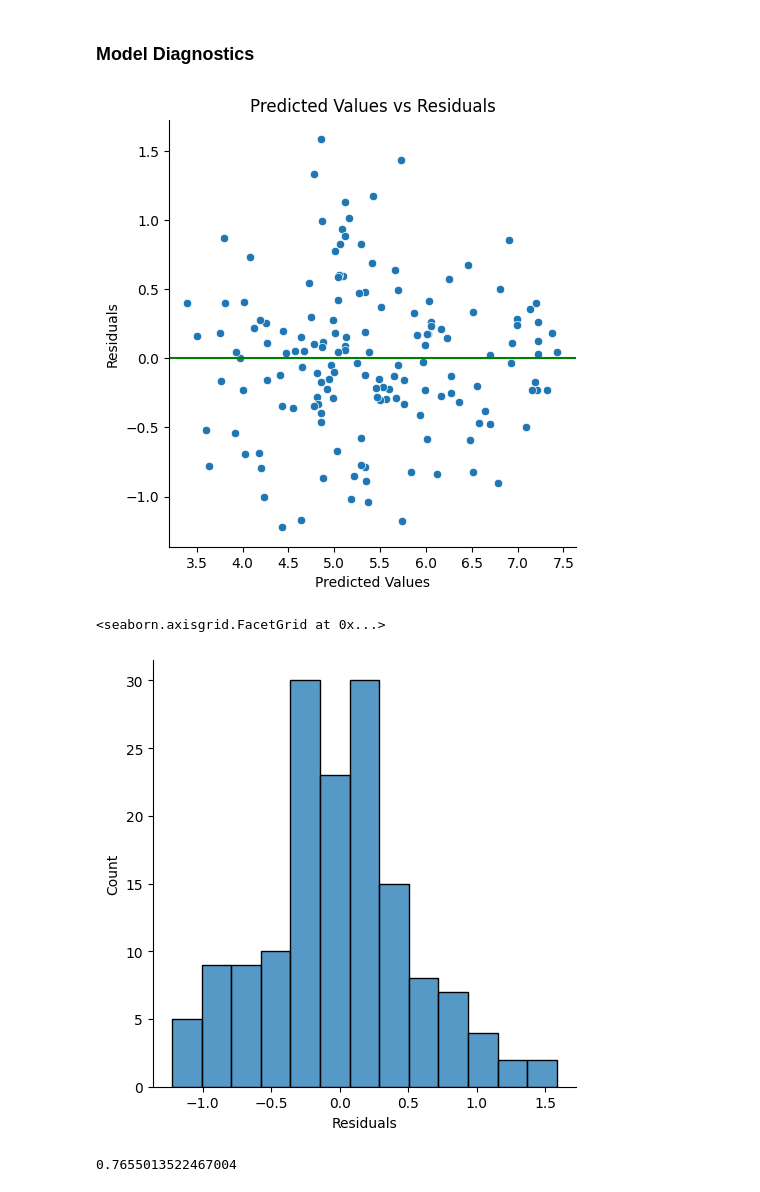
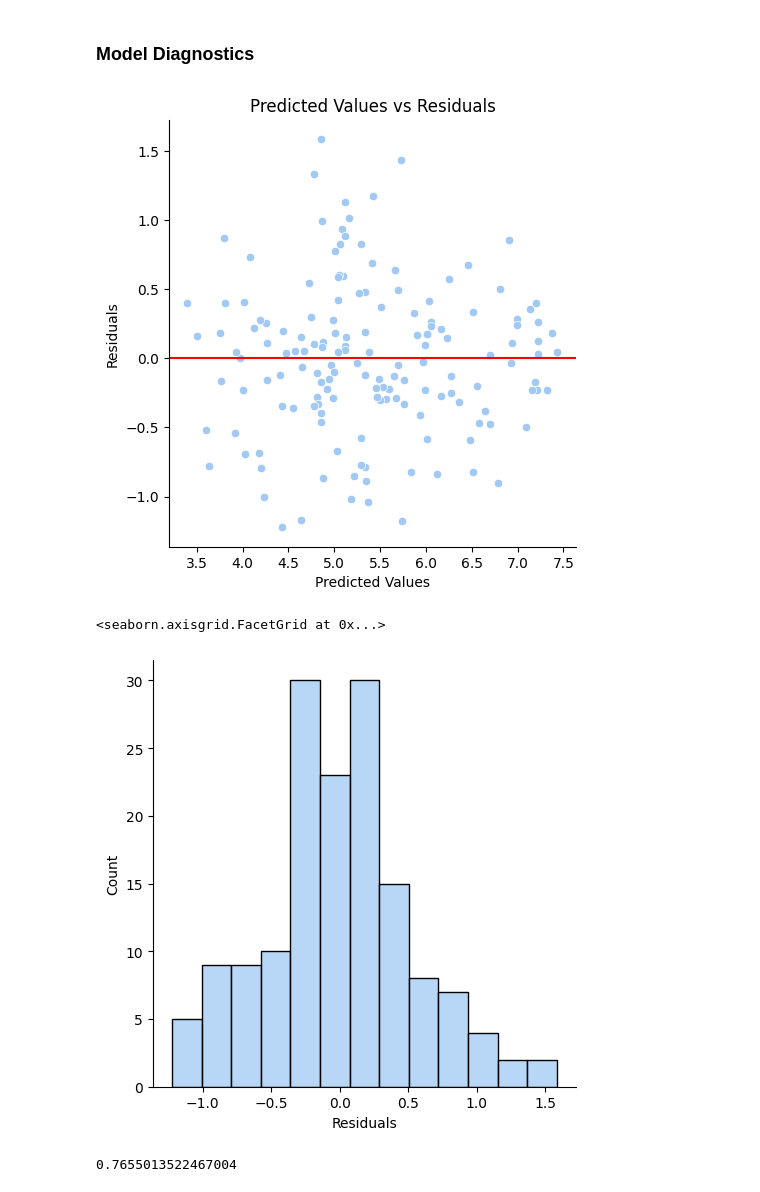
Before and after one commit to alexkato29/CS216-Happiness-Project, a Jupyter notebook: eda.ipynb, the cells around one changed output. Drawn from its saved outputs; the diff is of its cells as text; code cells hidden in the pictures.

Commit message:
Better Colors

```diff
--- a/eda.ipynb
+++ b/eda.ipynb
@@ -186,28 +186,26 @@ t_test_results
 # %%
 import matplotlib.pyplot as plt
 
-# Residuals vs Fitted
 res_pred = pd.DataFrame()
 res_pred["Residuals"] = y - predicted_ols
 res_pred["Predicted"] = predicted_ols
 
-X_plot = np.linspace(0, 10, 2)
-Y_plot = 0
-
+# Residuals vs Fitted
+sns.set_palette("pastel")
 g = sns.relplot(y="Residuals", x="Predicted", data=res_pred)
-g.ax.axhline(y=0, color='g')
+g.ax.axhline(y=0, color='r')
 plt.xlabel("Predicted Values")
 plt.ylabel("Residuals")
 plt.title("Predicted Values vs Residuals")
 plt.show()
 # %% [output]
-[figure, old version]
+[figure, new version]
 # %%
 # Residual Distribution
 sns.displot(x="Residuals", data=res_pred)
 # %% [output]
 <seaborn.axisgrid.FacetGrid at 0x...>
-[figure, old version]
+[figure, new version]
 # %%
 from sklearn.preprocessing import StandardScaler
 scaler = StandardScaler()
```
